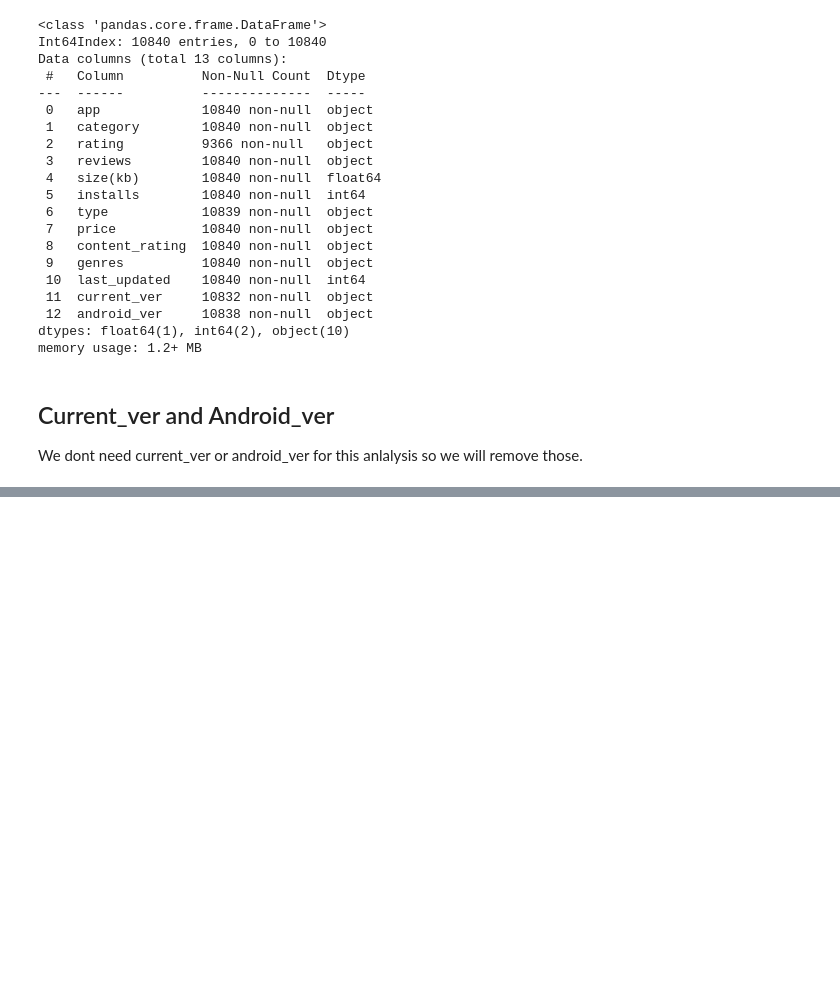
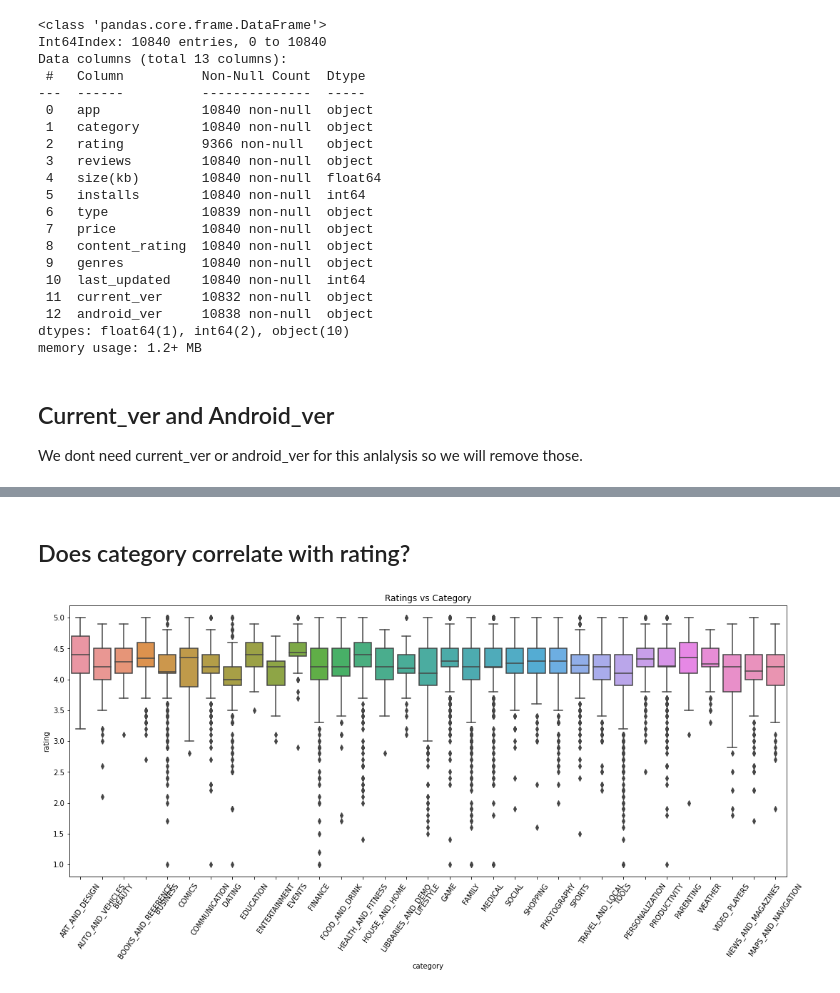
Before and after one commit to SunilY137/EDA-1, a Jupyter notebook: Play_Store_App_Review_Analysis_Capstone_Project.ipynb, the cells around one changed output, grey strips where cells are left out. Saved outputs shown, nothing was run; the diff lists cells and outputs as text; code cells hidden in the pictures; blank space fills up the shorter version.

```diff
--- a/Play_Store_App_Review_Analysis_Capstone_Project.ipynb
+++ b/Play_Store_App_Review_Analysis_Capstone_Project.ipynb
@@ -334,0 +473,9 @@ df.head()
+# %% [markdown]
+## Does category correlate with rating?
+# %%
+plt.figure(figsize=(18, 7))
+sns.boxplot(data=df, x='category', y='rating')
+plt.title('Ratings vs Category')
+plt.xticks(rotation=55);
+# %% [output]
+[figure, added]
```
Also changed, not shown: parts of 57 cells of this notebook.
